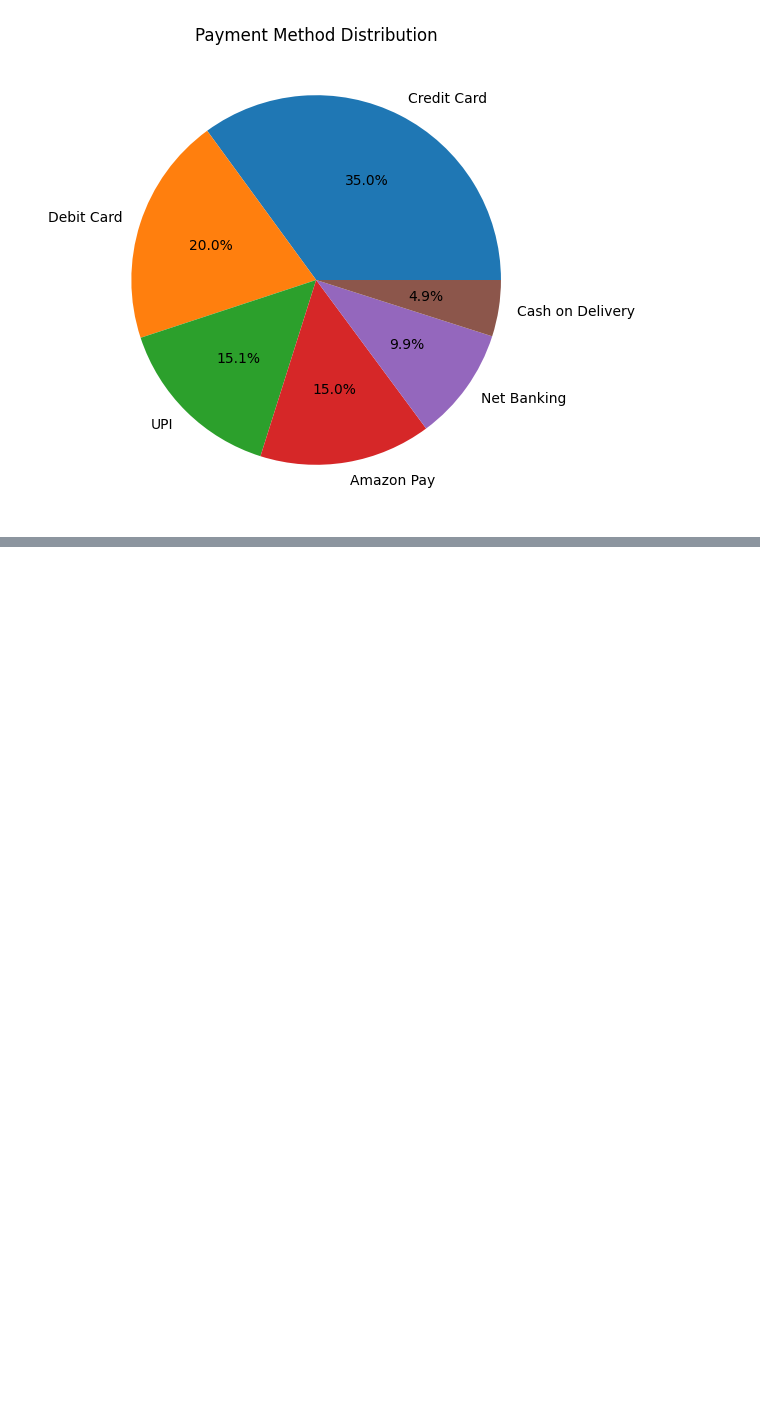
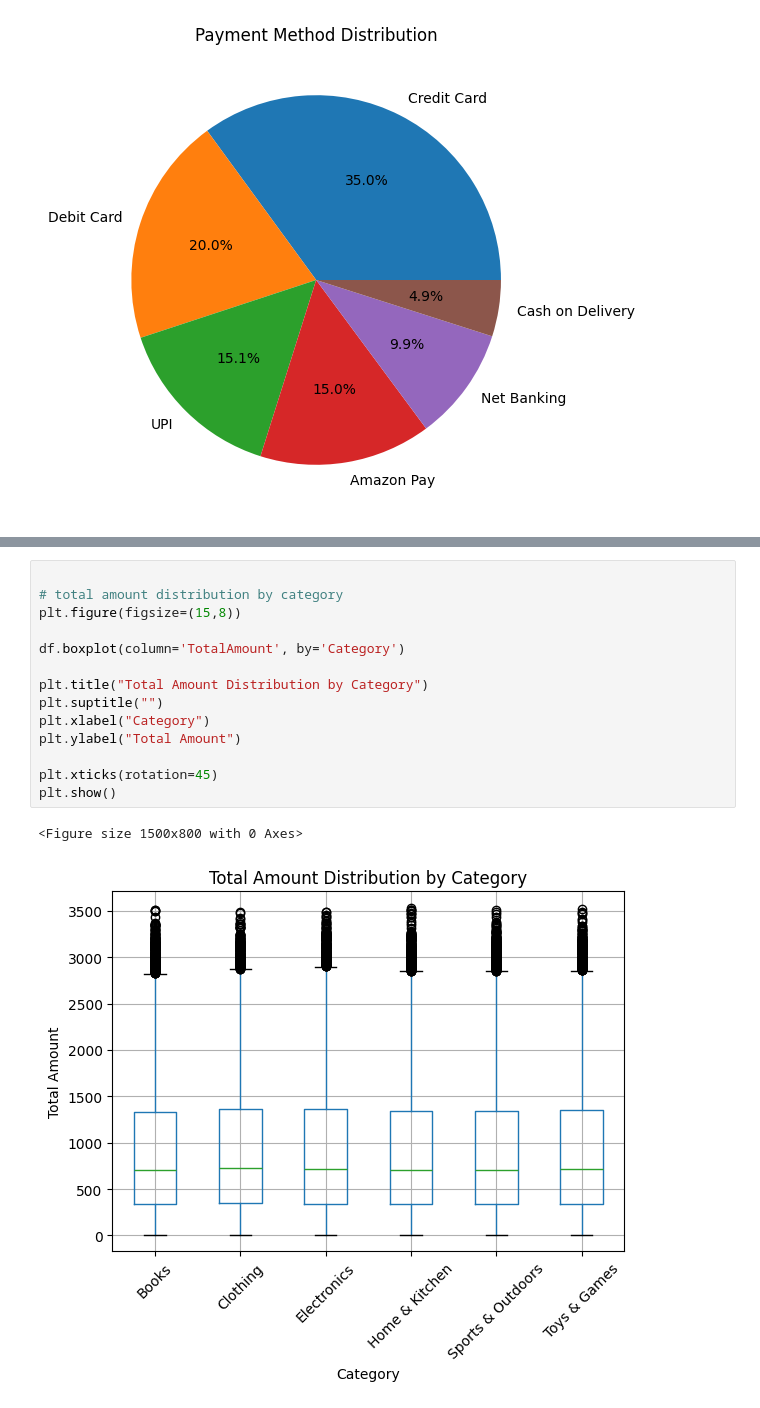
Before and after one commit to soufianboukir/ecom-analytics-platform, a Jupyter notebook: notebooks/02_exploratory_data_analysis.ipynb, the cells around one changed output, grey strips where cells are left out. Drawn from its saved outputs; the diff is of its cells as text; blank space fills up the shorter version.

```diff
--- a/notebooks/02_exploratory_data_analysis.ipynb
+++ b/notebooks/02_exploratory_data_analysis.ipynb
@@ -70,0 +96,17 @@ plt.show()
+# %%
+
+# total amount distribution by category
+plt.figure(figsize=(15,8))
+
+df.boxplot(column='TotalAmount', by='Category')
+
+plt.title("Total Amount Distribution by Category")
+plt.suptitle("")
+plt.xlabel("Category")
+plt.ylabel("Total Amount")
+
+plt.xticks(rotation=45)
+plt.show()
+# %% [output]
+<Figure size 1500x800 with 0 Axes>
+[figure, added]
```
Also changed, not shown: parts of 11 cells of this notebook, 2 other files.
